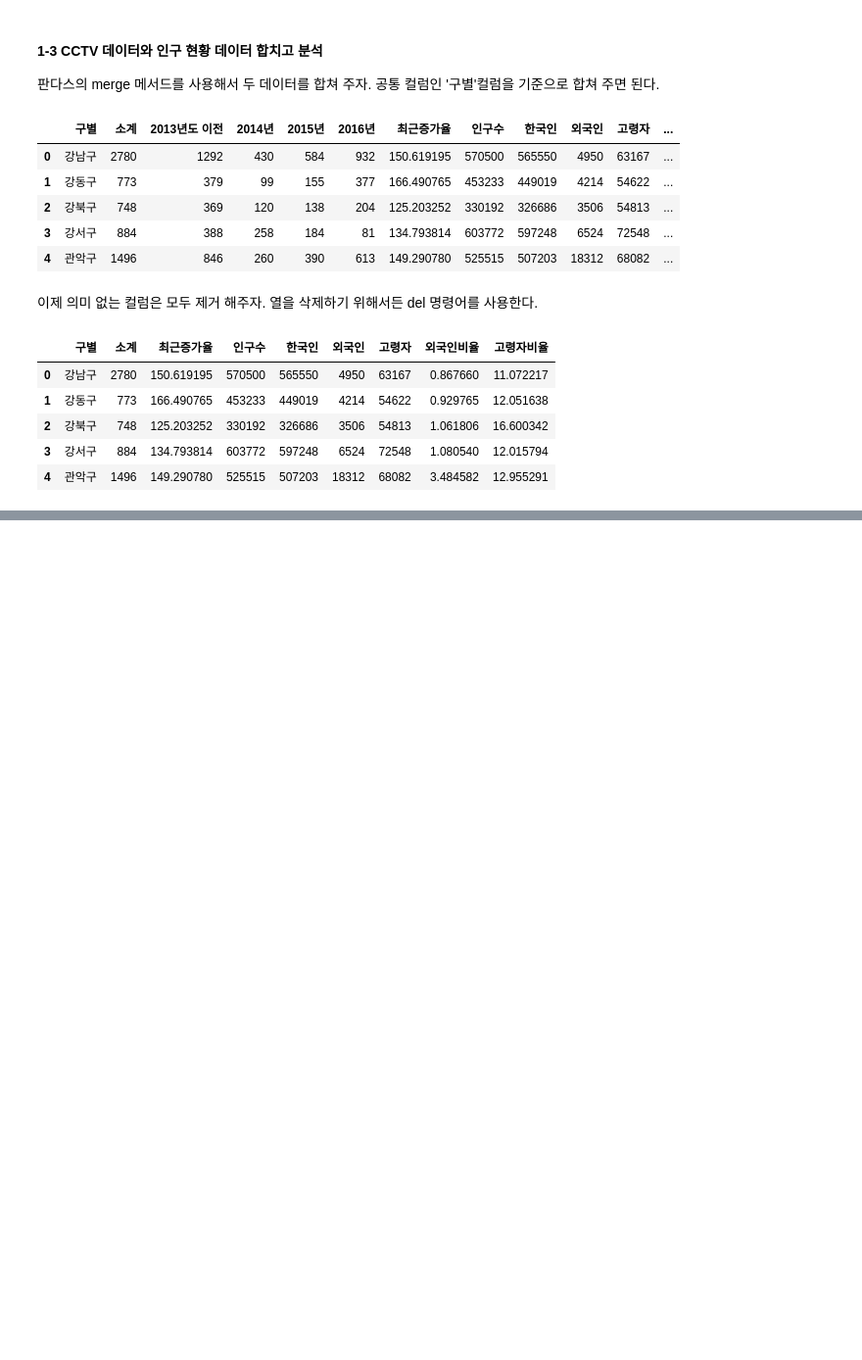
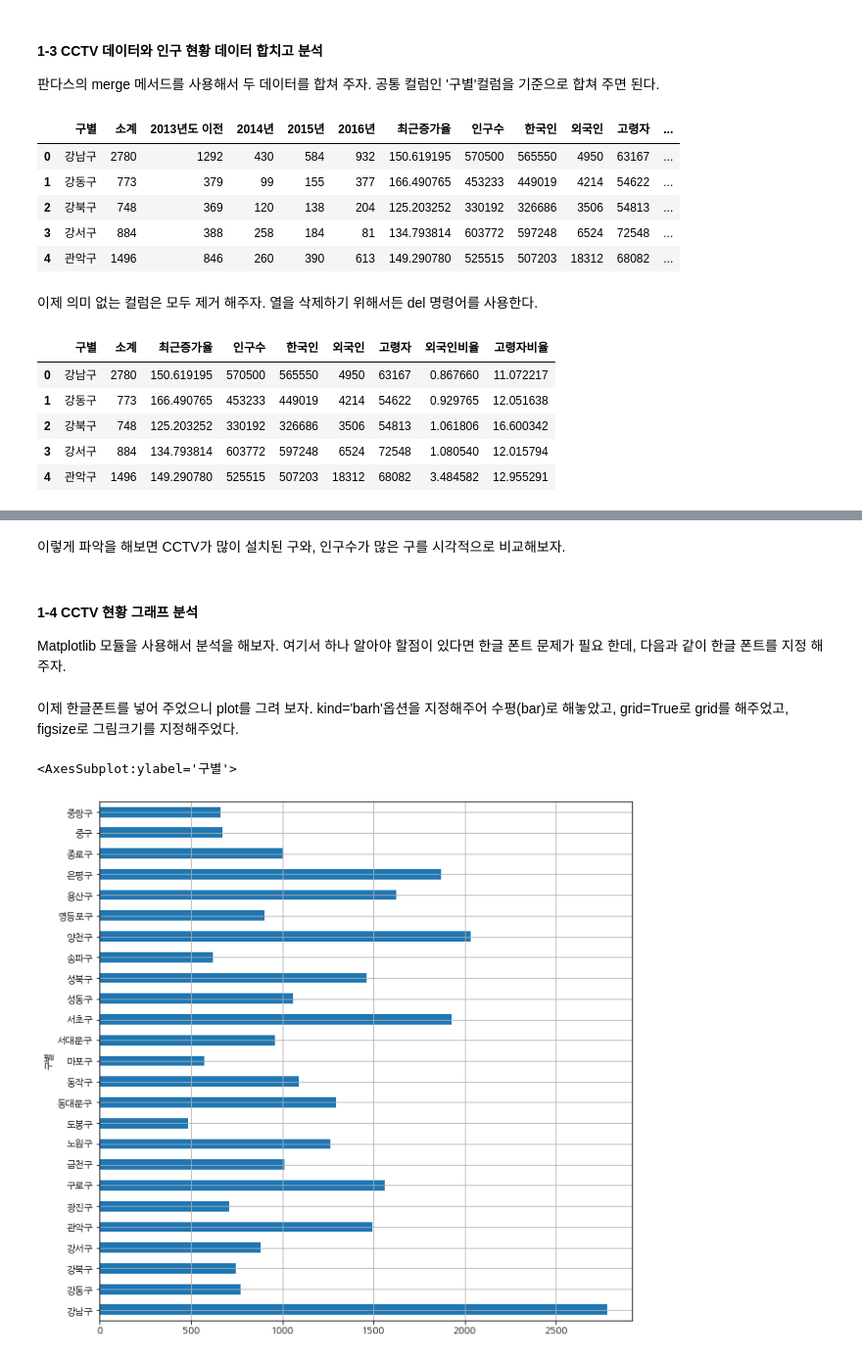
Before and after one commit to Unfinishedgod/preprocessing_data_python, a Jupyter notebook: Seoul_pop_CCTV.ipynb, the cells around one changed output, grey strips where cells are left out. Shown: that part at 98% size. Cells and saved outputs as stored; diff of their text form; code cells hidden in the pictures; blank space fills up the shorter version.

```diff
--- a/Seoul_pop_CCTV.ipynb
+++ b/Seoul_pop_CCTV.ipynb
@@ -290,0 +293,3 @@ data_result.head()
+# %%
+data_result.set_index('구별', inplace=True)
+data_result.head()
@@ -290,0 +344,6 @@ data_result.head()
+# %% [markdown]
+이렇게 파악을 해보면 CCTV가 많이 설치된 구와, 인구수가 많은 구를 시각적으로 비교해보자.
+# %% [markdown]
+#### 1-4 CCTV 현황 그래프 분석
+
+Matplotlib 모듈을 사용해서 분석을 해보자. 여기서 하나 알아야 할점이 있다면 한글 폰트 문제가 필요 한데, 다음과 같이 한글 폰트를 지정 해주자.
@@ -290,0 +353,25 @@ data_result.head()
+# %%
+import platform
+
+from matplotlib import font_manager, rc
+plt.rcParams['axes.unicode_minus'] = False
+
+if platform.system() == 'Darwin':
+    rc('font', family='AppleGothic')
+elif platform.system() == 'Windows':
+    path = "c:/Windows/Fonts/malgun.ttf"
+    font_name = font_manager.FontProperties(fname=path).get_name()
+    rc('font', family=font_name)
+elif platform.system() == 'Linux':
+    path = "/usr/share/fonts/NanumFont/NanumGothic.ttf"
+    font_name = font_manager.FontProperties(fname=path).get_name()
+    plt.rc('font', family=font_name)
+else:
+    print('Unknown system... sorry~~~~')
+# %% [markdown]
+이제 한글폰트를 넣어 주었으니 plot를 그려 보자. kind='barh'옵션을 지정해주어 수평(bar)로 해놓았고, grid=True로 grid를 해주었고, figsize로 그림크기를 지정해주었다.
+# %%
+data_result['소계'].plot(kind='barh', grid = True, figsize=(10,10))
+# %% [output]
+<AxesSubplot:ylabel='구별'>
+[figure, added]
```
Also changed, not shown: parts of 16 cells of this notebook.
